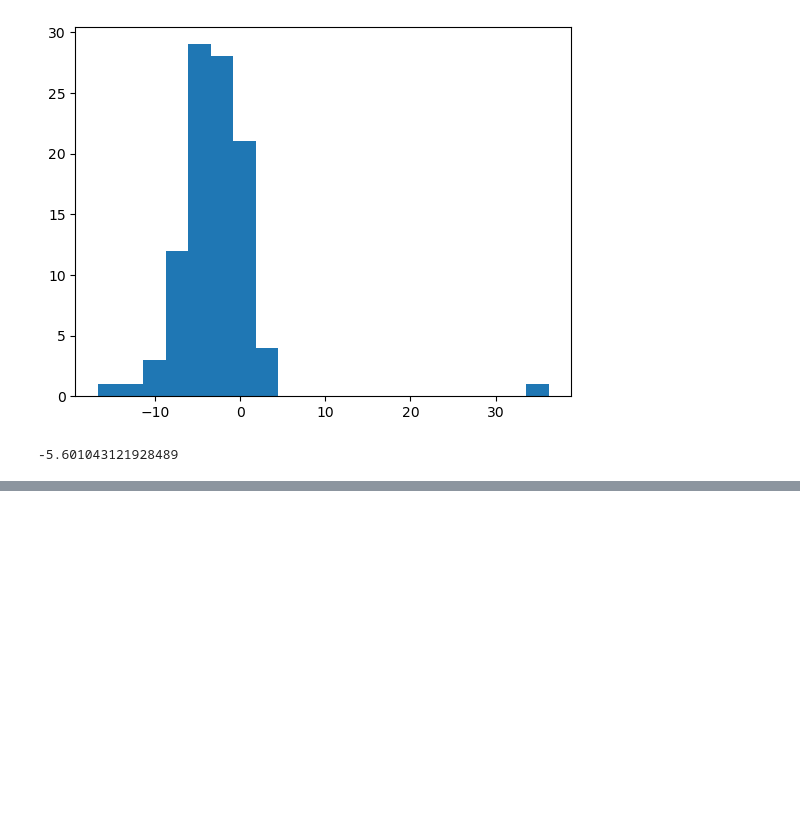
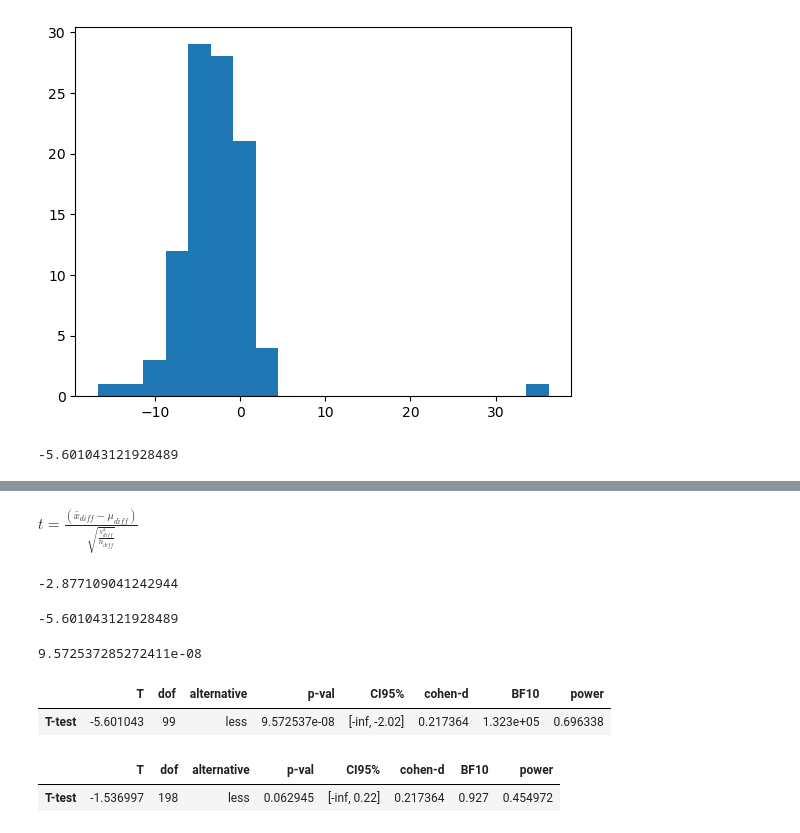
Before and after one commit to Muhammetcansimsek/data_mining, a Jupyter notebook: 11-Hafta-Alistirma.ipynb, the cells around one changed output, grey strips where cells are left out. Drawn from its saved outputs; the diff is of its cells as text; code cells hidden in the pictures; blank space fills up the shorter version.

```diff
--- a/11-Hafta-Alistirma.ipynb
+++ b/11-Hafta-Alistirma.ipynb
@@ -206,0 +250,5 @@ t_stat
+# %%
+import pandas as pd
+
+df_election = pd.read_feather("resources/repub_votes_potus_08_12.feather")
+df_election.head()
@@ -206,0 +262,8 @@ t_stat
+# %%
+sample_data = df_election.copy()
+sample_data.head()
+
+sample_data['diff'] = sample_data['repub_percent_08'] - \
+sample_data['repub_percent_12']
+
+sample_data.head()
@@ -206,0 +290,46 @@ t_stat
+# %% [markdown]
+$t = \frac{(\bar{x}_{diff} - \mu_{diff})}{\sqrt{\frac{s^2_{diff}}{n_{diff}}}}$
+# %%
+x_bar_diff = sample_data['diff'].mean()
+
+x_bar_diff
+# %% [output]
+-2.877109041242944
+# %%
+import numpy as np
+
+n_diff = sample_data.shape[0]
+
+s_diff = sample_data['diff'].std()
+
+t_stat = (x_bar_diff - 0) / np.sqrt(s_diff**2 / n_diff)
+
+t_stat
+# %% [output]
+-5.601043121928489
+# %%
+degrees_of_freedom = n_diff - 1
+
+p_value = t.cdf(t_stat, df=degrees_of_freedom)
+
+p_value
+# %% [output]
+9.572537285272411e-08
+# %%
+import pingouin
+
+pingouin.ttest(x=sample_data['repub_percent_08'],
+               y=sample_data['repub_percent_12'],
+               paired=True,
+               alternative='less')
+# %% [output]
+|  | T | dof | alternative | p-val | CI95% | cohen-d | BF10 | power |
+| T-test | -5.601043 | 99 | less | 9.572537e-08 | [-inf, -2.02] | 0.217364 | 1.323e+05 | 0.696338 |
+# %%
+pingouin.ttest(x=sample_data['repub_percent_08'],
+               y=sample_data['repub_percent_12'],
+               paired=False,
+               alternative='less')
+# %% [output]
+|  | T | dof | alternative | p-val | CI95% | cohen-d | BF10 | power |
+| T-test | -1.536997 | 198 | less | 0.062945 | [-inf, 0.22] | 0.217364 | 0.927 | 0.454972 |
```
Also changed, not shown: parts of 12 cells of this notebook.
